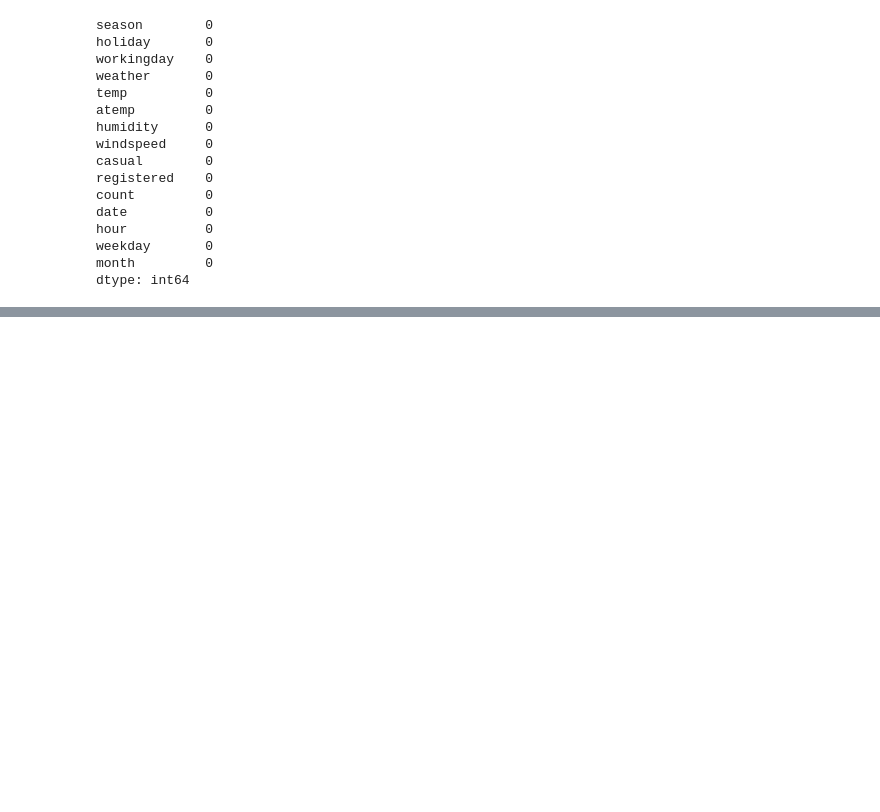
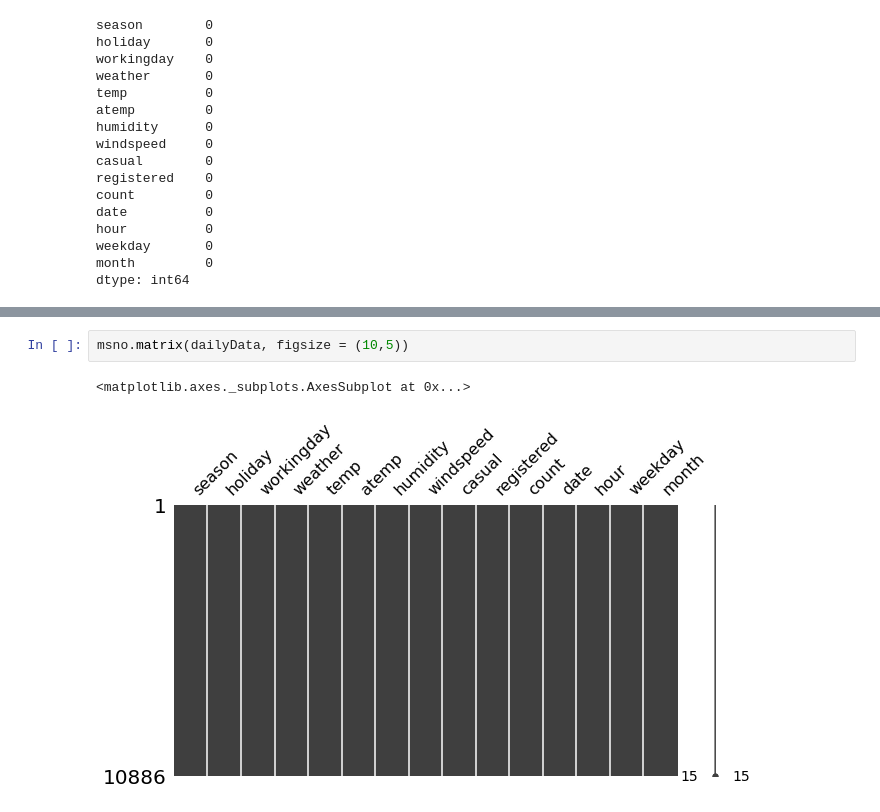
Before and after one commit to changyong93/KaggleStruggle, a Jupyter notebook: EDA & Ensemble Model (Top 10 Percentile)/EDA & Ensemble Model (Top 10 Percentile).ipynb, the cells around one changed output, grey strips where cells are left out. Drawn from its saved outputs; the diff is of its cells as text; blank space fills up the shorter version.

```diff
--- a/EDA & Ensemble Model (Top 10 Percentile)/EDA & Ensemble Model (Top 10 Percentile).ipynb
+++ b/EDA & Ensemble Model (Top 10 Percentile)/EDA & Ensemble Model (Top 10 Percentile).ipynb
@@ -193,0 +199,5 @@ sns.heatmap(dailyData.isnull())
+# %%
+msno.matrix(dailyData, figsize = (10,5))
+# %% [output]
+<matplotlib.axes._subplots.AxesSubplot at 0x...>
+[figure, added]
```
Also changed, not shown: parts of 20 cells of this notebook.
